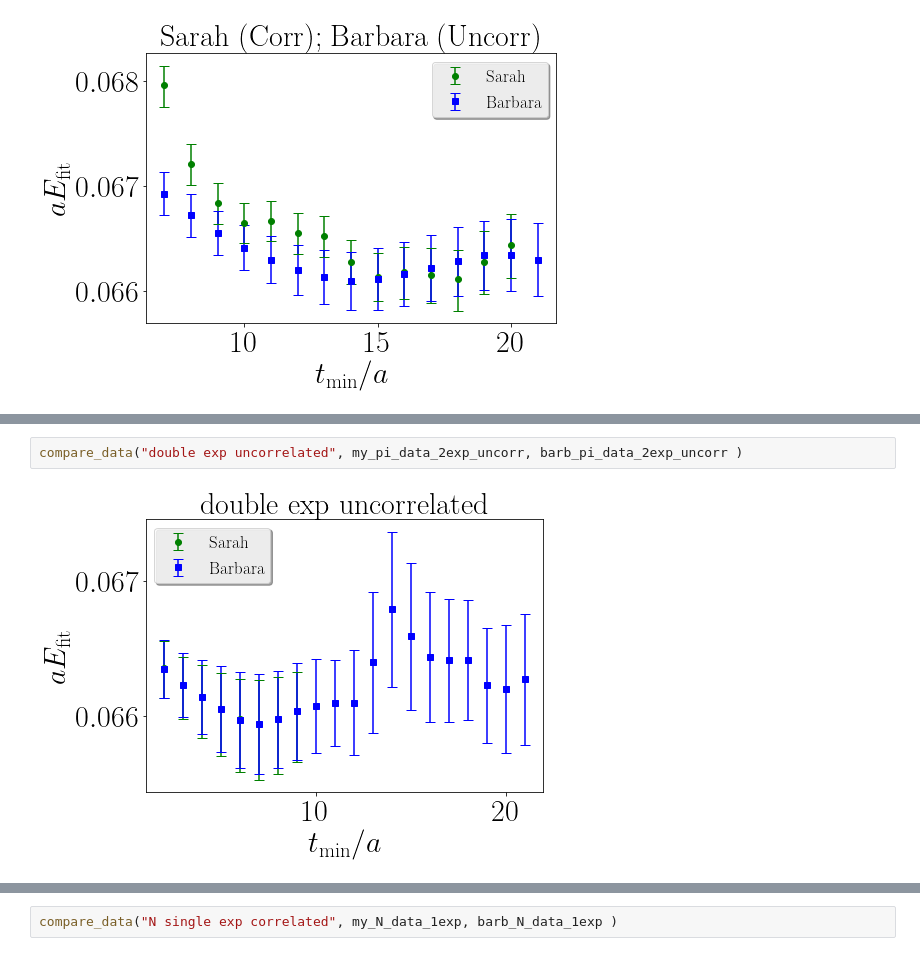
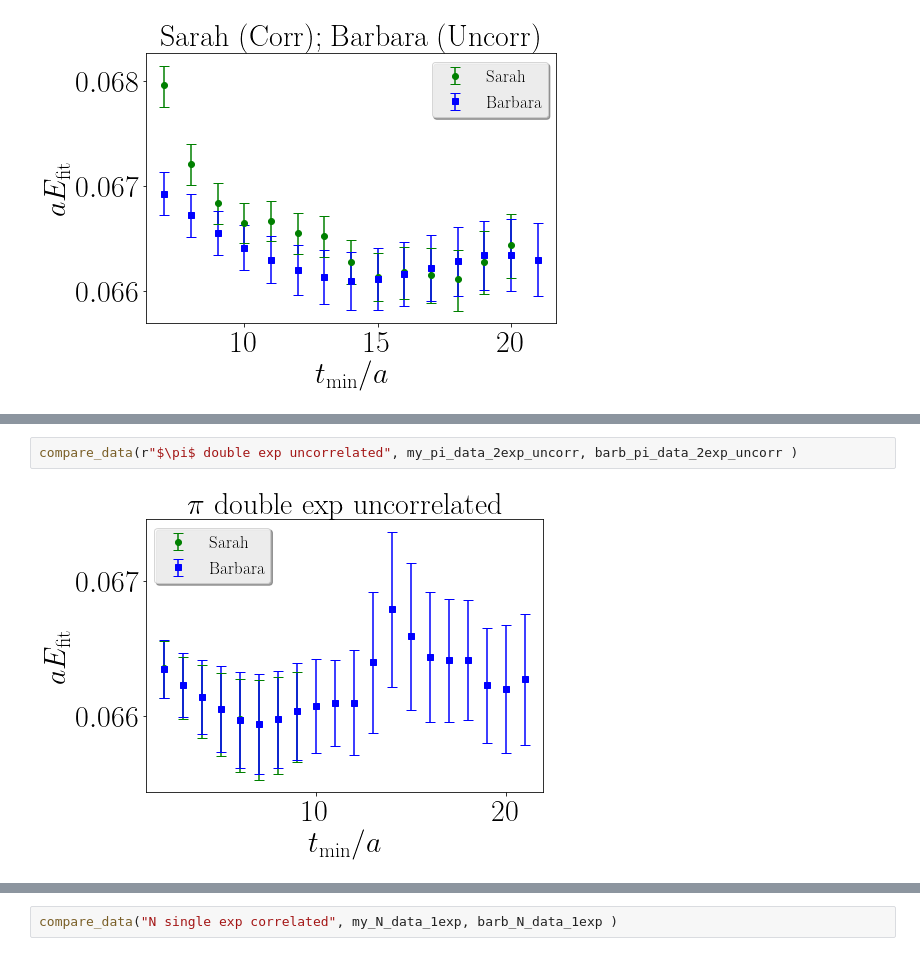
Before and after one commit to xinucode/sigmond_python_plots, a Jupyter notebook: tmin/barbara_compare.ipynb, the cells around one changed output, grey strips where cells are left out. Drawn from its saved outputs; the diff is of its cells as text.

```diff
--- a/tmin/barbara_compare.ipynb
+++ b/tmin/barbara_compare.ipynb
@@ -142,5 +144,5 @@ compare_data("double exp correlated", my_pi_data_2exp, barb_pi_data_2exp )
 # %%
-compare_data("double exp uncorrelated", my_pi_data_2exp_uncorr, barb_pi_data_2exp_uncorr )
+compare_data(r"$\pi$ double exp uncorrelated", my_pi_data_2exp_uncorr, barb_pi_data_2exp_uncorr )
 # %% [output]
-[figure, old version]
+[figure, new version]
 # %%
```
Also changed, not shown: parts of 8 cells of this notebook.
